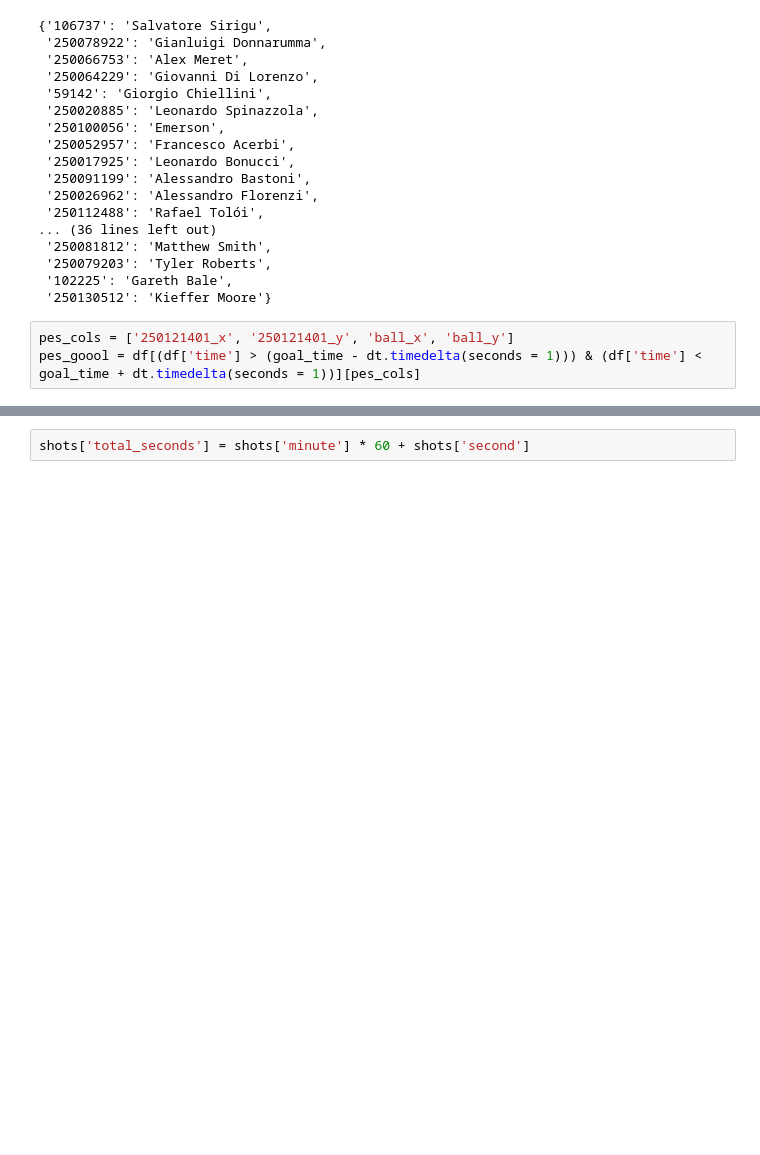
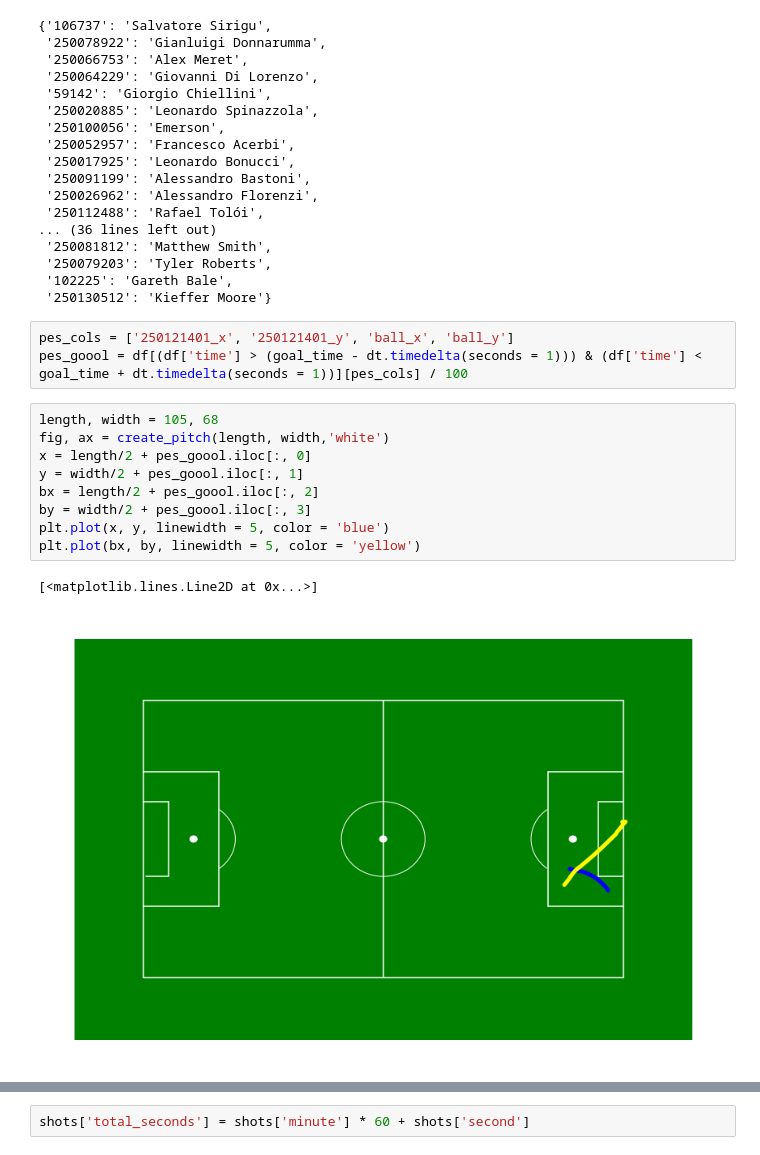
Before and after one commit to aegonwolf/socceranalytics, a Jupyter notebook: time-stamp-relation.ipynb, the cells around one changed output, grey strips where cells are left out. Saved outputs shown, nothing was run; the diff lists cells and outputs as text; blank space fills up the shorter version.

```diff
--- a/time-stamp-relation.ipynb
+++ b/time-stamp-relation.ipynb
@@ -238,7 +238,19 @@ df.attrs['player_map']
  '250130512': 'Kieffer Moore'}
 # %%
 pes_cols = ['250121401_x', '250121401_y', 'ball_x', 'ball_y']
-pes_goool = df[(df['time'] > (goal_time - dt.timedelta(seconds = 1))) & (df['time'] < goal_time + dt.timedelta(seconds = 1))][pes_cols]
+pes_goool = df[(df['time'] > (goal_time - dt.timedelta(seconds = 1))) & (df['time'] < goal_time + dt.timedelta(seconds = 1))][pes_cols] / 100
+# %%
+length, width = 105, 68
+fig, ax = create_pitch(length, width,'white')
+x = length/2 + pes_goool.iloc[:, 0]
+y = width/2 + pes_goool.iloc[:, 1]
+bx = length/2 + pes_goool.iloc[:, 2]
+by = width/2 + pes_goool.iloc[:, 3]
+plt.plot(x, y, linewidth = 5, color = 'blue')
+plt.plot(bx, by, linewidth = 5, color = 'yellow')
+# %% [output]
+[<matplotlib.lines.Line2D at 0x...>]
+[figure, added]
 # %%
 length, width = 105, 68
 fig, ax = create_pitch(length, width,'white')
```
Also changed, not shown: parts of 2 cells of this notebook.
